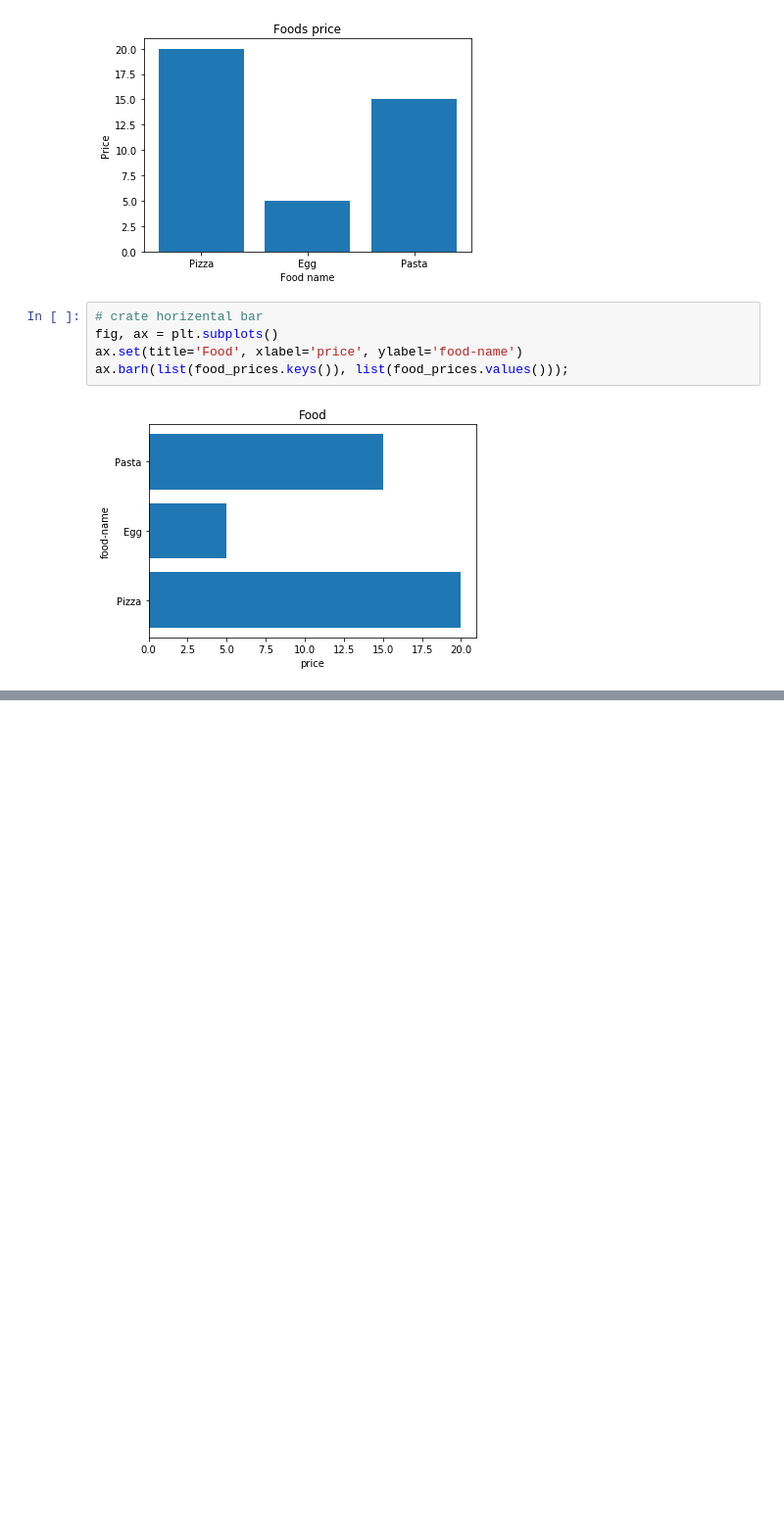
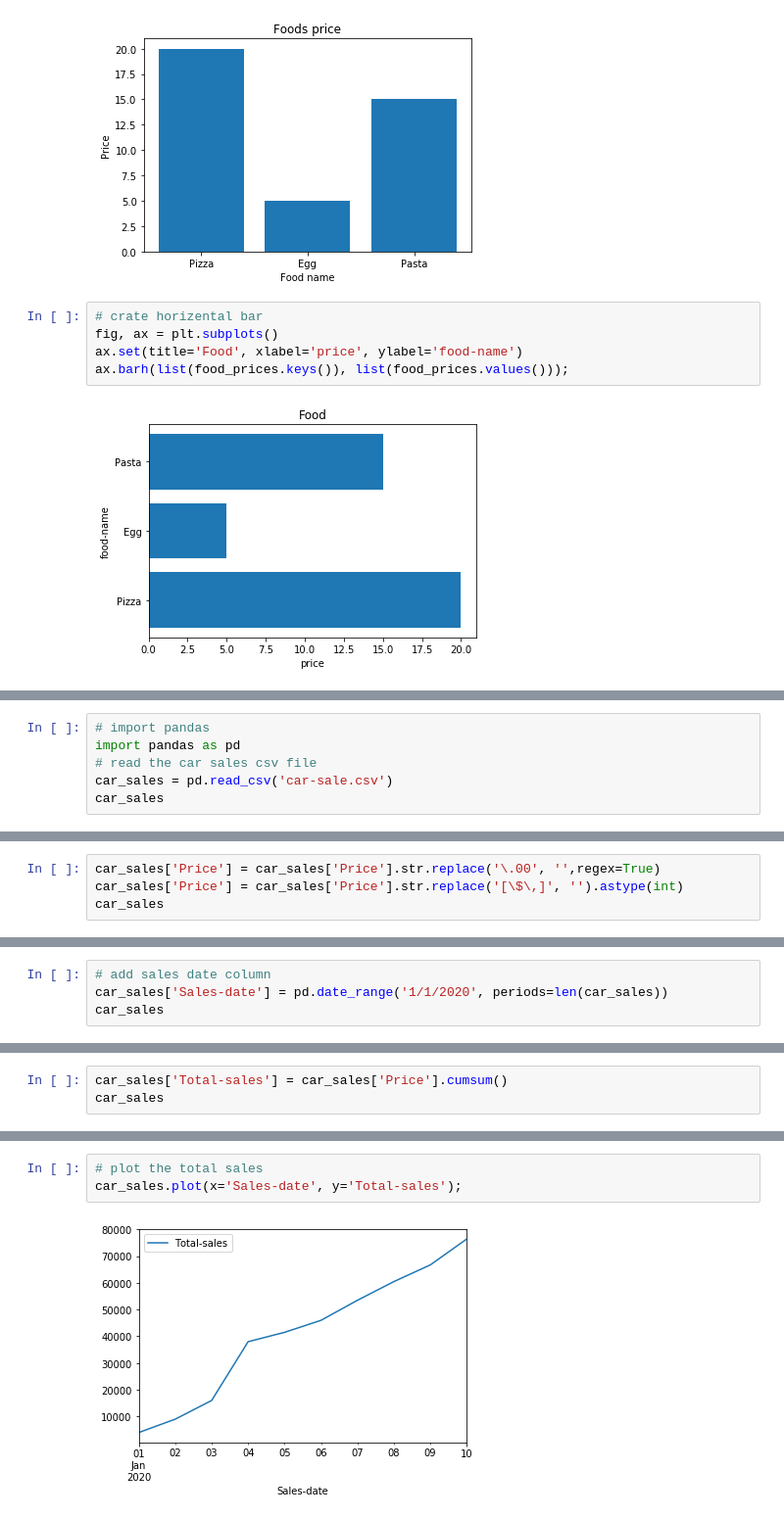
Before and after one commit to aliazani/machine-learning, a Jupyter notebook: 4-matplotlib/1-introduction-matplotlib.ipynb, the cells around one changed output, grey strips where cells are left out. Shown at 98% size. Drawn from its saved outputs; the diff is of its cells as text; blank space fills up the shorter version.

```diff
--- a/4-matplotlib/1-introduction-matplotlib.ipynb
+++ b/4-matplotlib/1-introduction-matplotlib.ipynb
@@ -173,0 +176,6 @@ ax[1, 1].hist(np.random.randn(100));
+# %%
+# import pandas
+import pandas as pd
+# read the car sales csv file
+car_sales = pd.read_csv('car-sale.csv')
+car_sales
@@ -173,0 +218,4 @@ ax[1, 1].hist(np.random.randn(100));
+# %%
+car_sales['Price'] = car_sales['Price'].str.replace('\.00', '',regex=True)
+car_sales['Price'] = car_sales['Price'].str.replace('[\$\,]', '').astype(int)
+car_sales
@@ -173,0 +234,4 @@ ax[1, 1].hist(np.random.randn(100));
+# %%
+# add sales date column
+car_sales['Sales-date'] = pd.date_range('1/1/2020', periods=len(car_sales))
+car_sales
@@ -173,0 +250,3 @@ ax[1, 1].hist(np.random.randn(100));
+# %%
+car_sales['Total-sales'] = car_sales['Price'].cumsum()
+car_sales
@@ -173,0 +265,5 @@ ax[1, 1].hist(np.random.randn(100));
+# %%
+# plot the total sales
+car_sales.plot(x='Sales-date', y='Total-sales');
+# %% [output]
+[figure, added]
```
Also changed, not shown: parts of 31 cells of this notebook, 1 other file.
